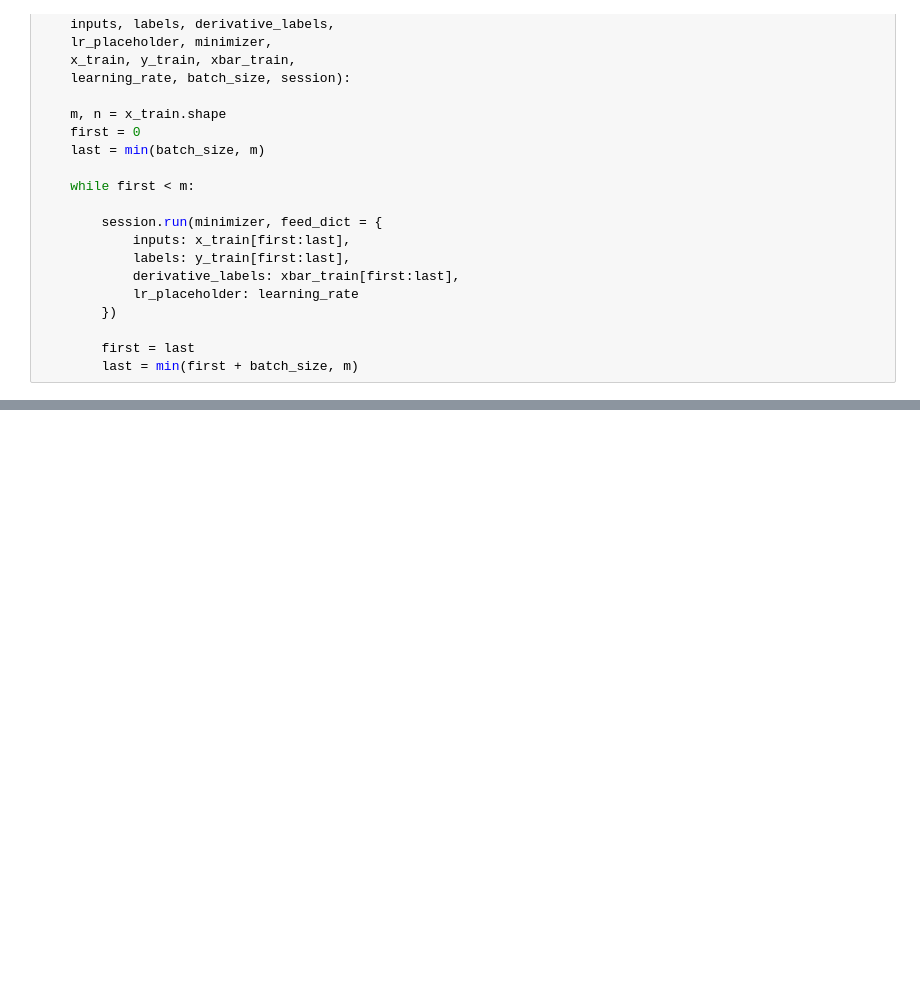
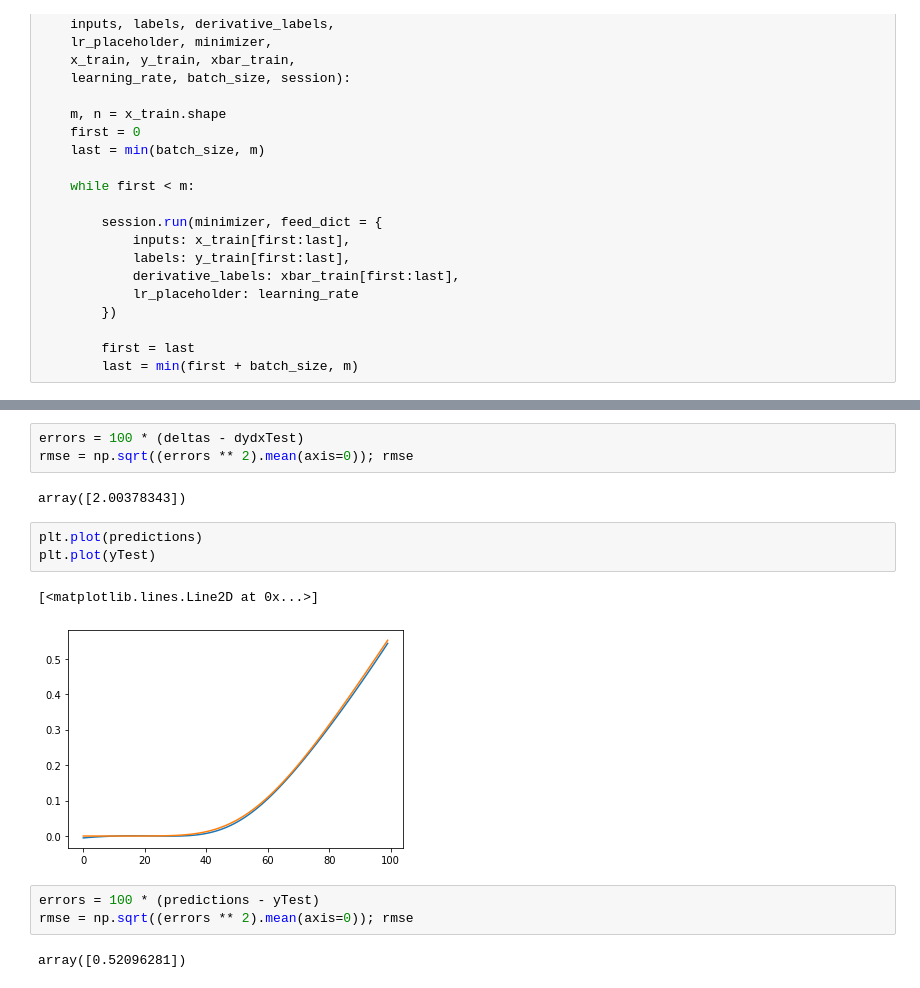
Before and after one commit to Zattera44/Speciale, a Jupyter notebook: deep_learning/diffDL_tf1.ipynb, the cells around one changed output, grey strips where cells are left out. Cells and saved outputs as stored; diff of their text form; blank space fills up the shorter version.

```diff
--- a/deep_learning/diffDL_tf1.ipynb
+++ b/deep_learning/diffDL_tf1.ipynb
@@ -166,0 +257,16 @@ class NeuralNetwork():
+# %%
+errors = 100 * (deltas - dydxTest)
+rmse = np.sqrt((errors ** 2).mean(axis=0)); rmse
+# %% [output]
+array([2.00378343])
+# %%
+plt.plot(predictions)
+plt.plot(yTest)
+# %% [output]
+[<matplotlib.lines.Line2D at 0x...>]
+[figure, added]
+# %%
+errors = 100 * (predictions - yTest)
+rmse = np.sqrt((errors ** 2).mean(axis=0)); rmse
+# %% [output]
+array([0.52096281])
```
Also changed, not shown: parts of 6 cells of this notebook.
